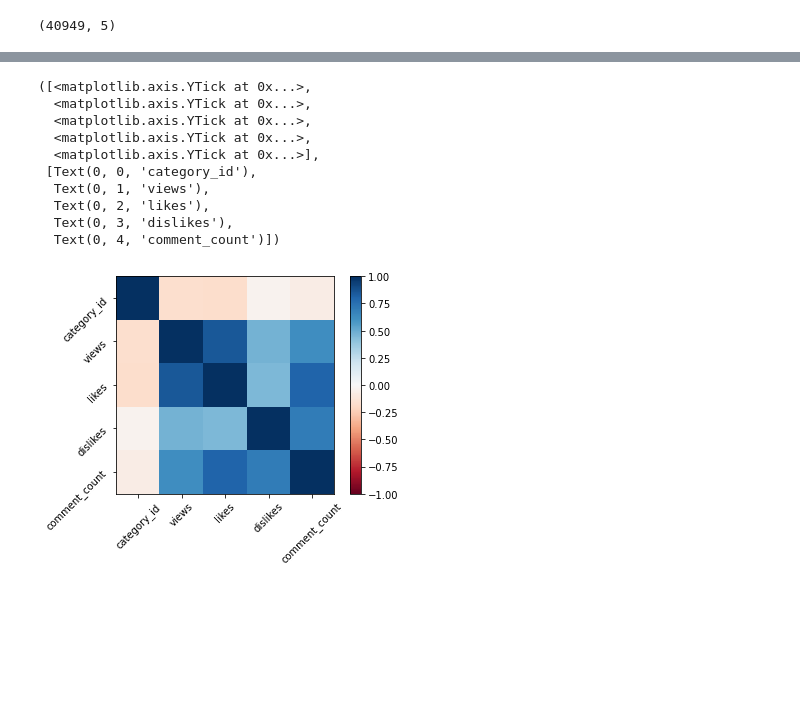
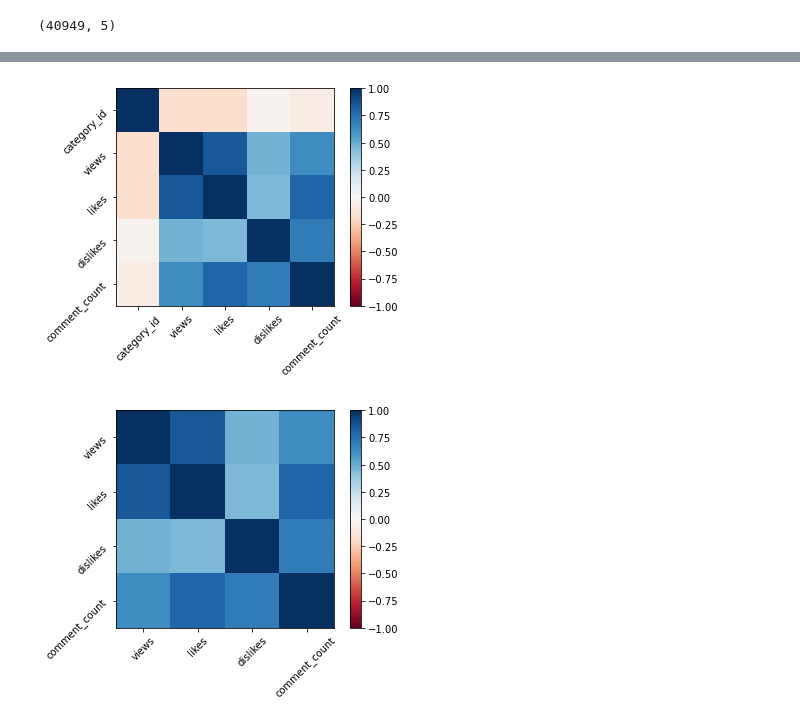
Before and after one commit to AriannaGrossi/MLPNS_AGrossi, a Jupyter notebook: MLPNS23_14_03_probability.ipynb, the cells around one changed output, grey strips where cells are left out. Cells and saved outputs as stored; diff of their text form; code cells hidden in the pictures; blank space fills up the shorter version.

```diff
--- a/MLPNS23_14_03_probability.ipynb
+++ b/MLPNS23_14_03_probability.ipynb
@@ -136,17 +322,36 @@ videos[ncols].corr()
+# %%
+pl.imshow(videos[ncols].corr(), clim=(-1,1), cmap="RdBu");
+#Posso fornire alla funzione imshow un secondo e un terzo argomento:
+#Poichè l'indice di correlazione è una quantità il cui valore in generale è
+#compreso nell'intervallo [-1,1], vorrei che il range dei colori che compaiono
+#nella mia immagine corrispondesse all'intervallo [-1,1], ma nessuno degli
+#elementi della matrice di correlazione tra le variabili numeriche presenti nel
+#file è pari a -1, per cui, visto che la mia immagine rappresenta tale matrice
+#di correlazione, il range dei colori che compaiono nella mia immagine
+#corrisponde ad un intervallo inferiore.
+#Fornisco dunque alla funzione imshow l'argomento clim=(-1,1), il quale controlla
+#i limiti inferiore e superiore per il range di colori che compaiono nella mia immagine.
+#L'argomento cmap="", dove cmap sta per colormap, controlla i colori che
+#compaiono nella mia immagine: posso modificare la colormap per dare più significato
+#agli elementi nulli (o quasi) della matrice di correlazione, ossia quegli elementi
+#che rappresentano l'indice di correlazione tra variabili scorrelate tra loro
+#(è la situazione ideale!).
+pl.colorbar();
+pl.xticks([0,1,2,3,4], ["category_id","views","likes","dislikes","comment_count"], rotation=45);
+pl.yticks([0,1,2,3,4], ["category_id","views","likes","dislikes","comment_count"], rotation=45);
+#L'argomento rotation=n controlla l'angolazione con cui i ticks appaiono sull'asse
+#x e sull'asse y della nostra immagine.
+# %% [output]
+[figure, added]
 # %%
-pl.imshow(videos[ncols].corr(), clim=(-1,1), cmap="RdBu");
+pl.imshow(videos[ncols[1:]].corr(), clim=(-1,1), cmap="RdBu");
+#Notiamo che tutte le variabili numeriche presenti nel file sono correlate in
+#maniera positiva, ad eccezione della variabile category_id, che non è importante
+#in quanto i valori numerici contenuti nella colonna category_id del file sono
+#solo gli indici che identificano le righe del file.
+#Dunque scelgo di non rappresentare la variabile category_id nella mia immagine.
 pl.colorbar();
-pl.xticks([0,1,2,3,4], ["category_id","views","likes","dislikes","comment_count"], rotation=45)
-pl.yticks([0,1,2,3,4], ["category_id","views","likes","dislikes","comment_count"], rotation=45)
+pl.xticks([0,1,2,3], ["views","likes","dislikes","comment_count"], rotation=45);
+pl.yticks([0,1,2,3], ["views","likes","dislikes","comment_count"], rotation=45);
 # %% [output]
-([<matplotlib.axis.YTick at 0x...>,
-  <matplotlib.axis.YTick at 0x...>,
-  <matplotlib.axis.YTick at 0x...>,
-  <matplotlib.axis.YTick at 0x...>,
-  <matplotlib.axis.YTick at 0x...>],
- [Text(0, 0, 'category_id'),
-  Text(0, 1, 'views'),
-  Text(0, 2, 'likes'),
-  Text(0, 3, 'dislikes'),
-  Text(0, 4, 'comment_count')])
-[figure, old version]
+[figure, new version]
```
Also changed, not shown: parts of 39 cells of this notebook.
